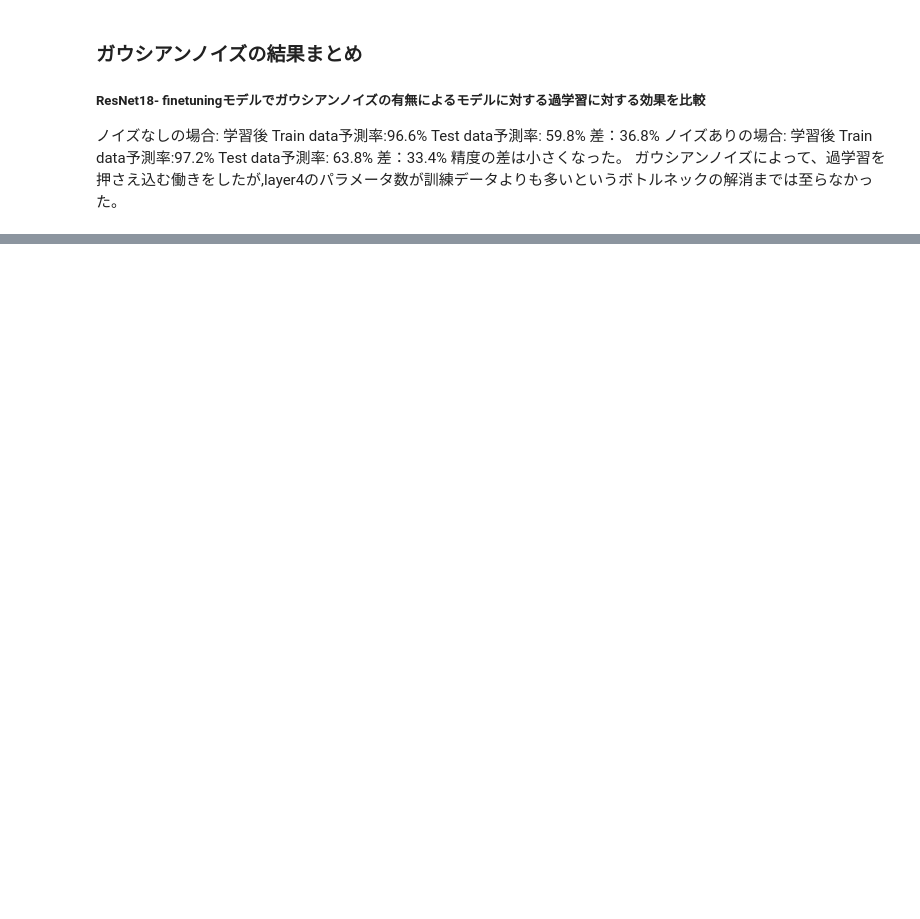
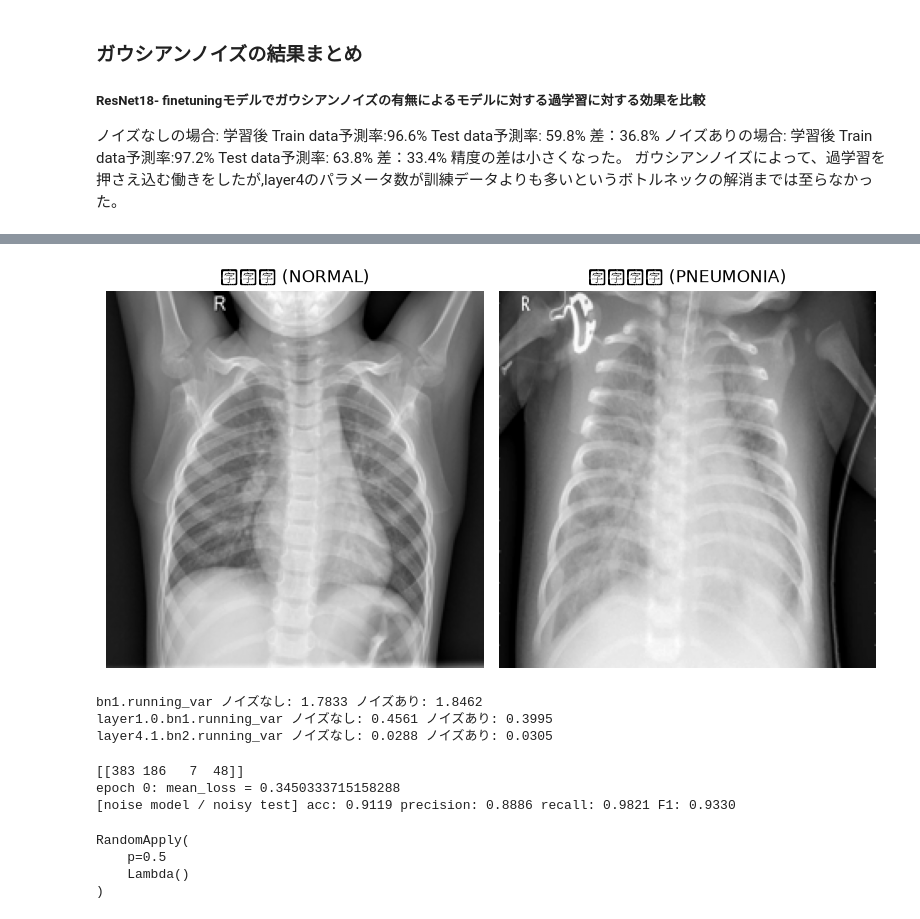
Before and after one commit to h-saito22/Chest_Xray_Penumonia_Cancer_training, a Jupyter notebook: notebooks/pneumonia_classification.ipynb, the cells around one changed output, grey strips where cells are left out. Saved outputs shown, nothing was run; the diff lists cells and outputs as text; code cells hidden in the pictures; blank space fills up the shorter version.

```diff
--- a/notebooks/pneumonia_classification.ipynb
+++ b/notebooks/pneumonia_classification.ipynb
@@ -1241,6 +1246,7 @@ True
 True
 # %%
 def resnet_train(model,dataset,epoch_num=3):
+    model.train()
     TP = FP = FN = TN =0
     mean_list = []
     for epoch in range(epoch_num):
@@ -1952,0 +1841,41 @@ Test data予測率: 63.8%
+# %%
+import matplotlib.pyplot as plt
+from pathlib import Path
+from PIL import Image
+
+data_dir = Path("./data")   # ← 実際のパスに変更
+normal_path = sorted((data_dir / "train" / "NORMAL").glob("*.jpeg"))[0]
+pneumonia_path = sorted((data_dir / "train" / "PNEUMONIA").glob("*.jpeg"))[0]
+
+
+size = (224, 224)
+img_normal = Image.open(normal_path).convert("L").resize(size)
+img_pneumonia = Image.open(pneumonia_path).convert("L").resize(size)
+titles = ["健常者 (NORMAL)", "肺炎患者 (PNEUMONIA)"]
+
+fig, axes = plt.subplots(1, 2, figsize=(8, 4.5))
+for ax, img, title in zip(axes, [img_normal, img_pneumonia], titles):
+    ax.imshow(img, cmap="gray")
+    ax.set_title(title)
+    ax.axis("off")
+plt.tight_layout()
+Path("../images").mkdir(exist_ok=True)
+
+plt.savefig("../images/sample_images.png", dpi=200)
+plt.show()
+# %% [output]
+[figure, added]
+# %%
+from pathlib import Path
+import torch
+
+model_dir = Path.cwd().parent / "outputs" / "models"
+a = torch.load(model_dir / "resnet_finetuning.pth")
+b = torch.load(model_dir / "resnet_finetuning_noise.pth")
+
+for key in ["bn1.running_var", "layer1.0.bn1.running_var", "layer4.1.bn2.running_var"]:
+    print(key, f"ノイズなし: {a[key].mean():.4f}", f"ノイズあり: {b[key].mean():.4f}")
+# %% [output]
+bn1.running_var ノイズなし: 1.7833 ノイズあり: 1.8462
+layer1.0.bn1.running_var ノイズなし: 0.4561 ノイズあり: 0.3995
+layer4.1.bn2.running_var ノイズなし: 0.0288 ノイズあり: 0.0305
@@ -1952,0 +1886,32 @@ Test data予測率: 63.8%
+# %%
+from torch.utils.data import DataLoader
+from torchvision import transforms
+from dataset import make_dataset, compute_norm_stats, PneumoniaDataset, add_gaussian_noise, IMAGE_SIZE
+from models import ResNet_finetuning
+from evaluate import calculation_test
+
+norm_mean, norm_std = compute_norm_stats("train")
+noisy_eval_transform = transforms.Compose([
+    transforms.Resize(IMAGE_SIZE),
+    transforms.ToTensor(),
+    transforms.Lambda(add_gaussian_noise),     # 学習時と同じノイズ
+    transforms.Normalize((norm_mean,) * 3, (norm_std,) * 3),
+])
+test_noisy = DataLoader(PneumoniaDataset(make_dataset("test"), noisy_eval_transform),
+                        batch_size=16, shuffle=False)
+
+model, _ = ResNet_finetuning()
+model.load_state_dict(b)        # さっき読み込んだ、ノイズありモデル
+acc, prec, rec, f1, _ = calculation_test(model, test_noisy)
+print("[noise model / noisy test]", f"acc: {acc:.4f} precision: {prec:.4f} recall: {rec:.4f} F1: {f1:.4f}")
+# %% [output]
+[[383 186   7  48]]
+epoch 0: mean_loss = 0.3450333715158288
+[noise model / noisy test] acc: 0.9119 precision: 0.8886 recall: 0.9821 F1: 0.9330
+# %%
+transforms.RandomApply([transforms.Lambda(add_gaussian_noise)], p=0.5)
+# %% [output]
+RandomApply(
+    p=0.5
+    Lambda()
+)
```
Also changed, not shown: parts of 75 cells of this notebook, 16 other files.
